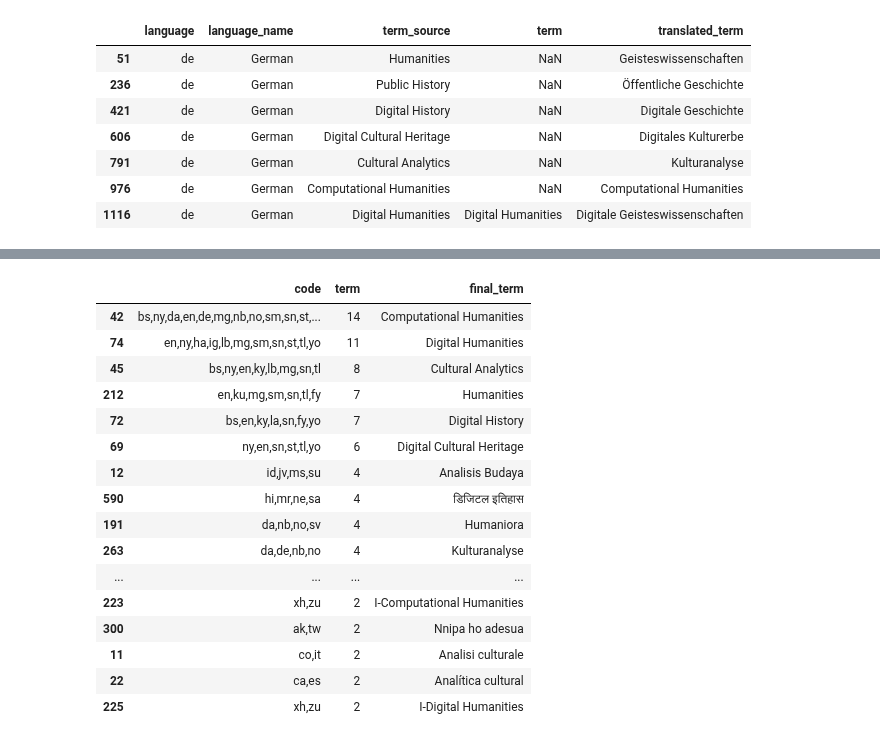
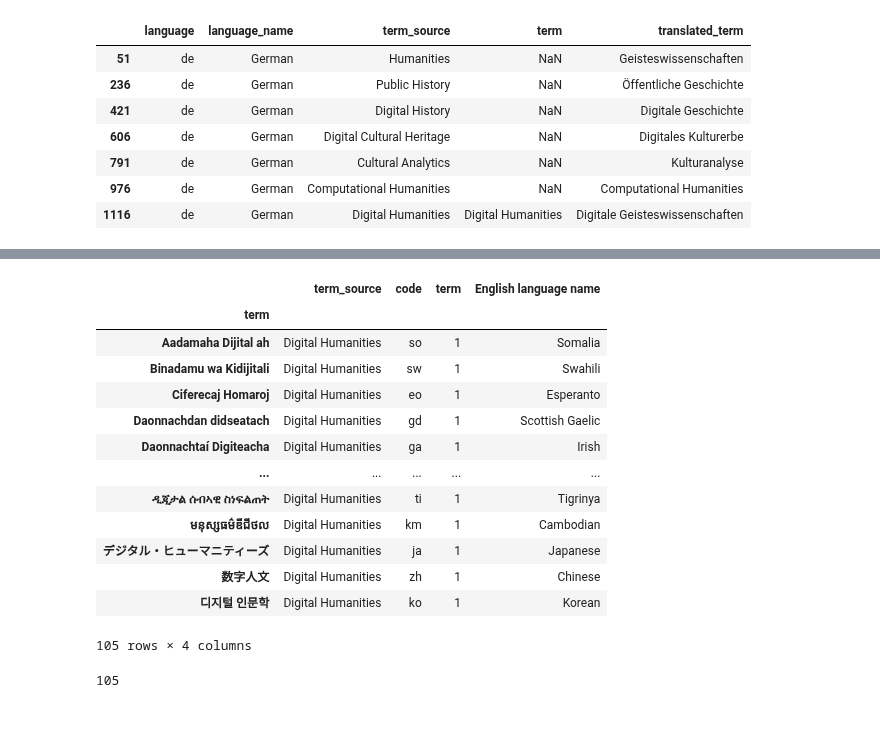
Before and after one commit to CodingDH/searching-for-DH, a Jupyter notebook: data_analysis_notebooks/SearchQueryCreator.ipynb, the cells around one changed output, grey strips where cells are left out. Saved outputs shown, nothing was run; the diff lists cells and outputs as text; code cells hidden in the pictures.

```diff
--- a/data_analysis_notebooks/SearchQueryCreator.ipynb
+++ b/data_analysis_notebooks/SearchQueryCreator.ipynb
@@ -145,2 +224,19 @@ Our data now contains info for 123 but we also are missing terms for the followi
+# %%
+subset_dh.groupby(['term_source','term']).agg({'code': ','.join, 'term': 'count', 'English language name': ', '.join }).reset_index(level=0)
+# %% [output]
+|  | term_source | code | term | English language name |
+| term |  |  |  |  |
+| Aadamaha Dijital ah | Digital Humanities | so | 1 | Somalia |
+| Binadamu wa Kidijitali | Digital Humanities | sw | 1 | Swahili |
+| Ciferecaj Homaroj | Digital Humanities | eo | 1 | Esperanto |
+| Daonnachdan didseatach | Digital Humanities | gd | 1 | Scottish Gaelic |
+| Daonnachtaí Digiteacha | Digital Humanities | ga | 1 | Irish |
+| ... | ... | ... | ... | ... |
+| ዲጂታል ሰብኣዊ ስነፍልጠት | Digital Humanities | ti | 1 | Tigrinya |
+| មនុស្សធម៌ឌីជីថល | Digital Humanities | km | 1 | Cambodian |
+| デジタル・ヒューマニティーズ | Digital Humanities | ja | 1 | Japanese |
+| 数字人文 | Digital Humanities | zh | 1 | Chinese |
+| 디지털 인문학 | Digital Humanities | ko | 1 | Korean |
+105 rows × 4 columns
 # %%
 merged_lang_terms[merged_lang_terms.term.notna()]
@@ -148,22 +244,8 @@ grouped_dh_terms = cleaned_dh.groupby(['term']).agg({'code': ','.join, 'term': '
 grouped_dh_terms['final_term'] = grouped_dh_terms.index
 grouped_dh_terms = grouped_dh_terms.reset_index(level=0, drop=True).sort_values(by='term', ascending=False)
+# %%
+len(grouped_dh_terms)
+# %% [output]
+105
 # %%
-grouped_dh_terms[grouped_dh_terms.code.str.contains(',')]
+grouped_dh_terms[grouped_dh_terms.code.str.contains(',')][[ 'English language name', 'final_term']].to_csv('../data/derived_files/dh_terms_with_multiple_codes.csv', index=False)
-# %% [output]
-|  | code | term | final_term |
-| 42 | bs,ny,da,en,de,mg,nb,no,sm,sn,st,... | 14 | Computational Humanities |
-| 74 | en,ny,ha,ig,lb,mg,sm,sn,st,tl,yo | 11 | Digital Humanities |
-| 45 | bs,ny,en,ky,lb,mg,sn,tl | 8 | Cultural Analytics |
-| 212 | en,ku,mg,sm,sn,tl,fy | 7 | Humanities |
-| 72 | bs,en,ky,la,sn,fy,yo | 7 | Digital History |
-| 69 | ny,en,sn,st,tl,yo | 6 | Digital Cultural Heritage |
-| 12 | id,jv,ms,su | 4 | Analisis Budaya |
-| 590 | hi,mr,ne,sa | 4 | डिजिटल इतिहास |
-| 191 | da,nb,no,sv | 4 | Humaniora |
-| 263 | da,de,nb,no | 4 | Kulturanalyse |
-| ... | ... | ... | ... |
-| 223 | xh,zu | 2 | I-Computational Humanities |
-| 300 | ak,tw | 2 | Nnipa ho adesua |
-| 11 | co,it | 2 | Analisi culturale |
-| 22 | ca,es | 2 | Analítica cultural |
-| 225 | xh,zu | 2 | I-Digital Humanities |
```
Also changed, not shown: parts of 20 cells of this notebook, 6 other files.
